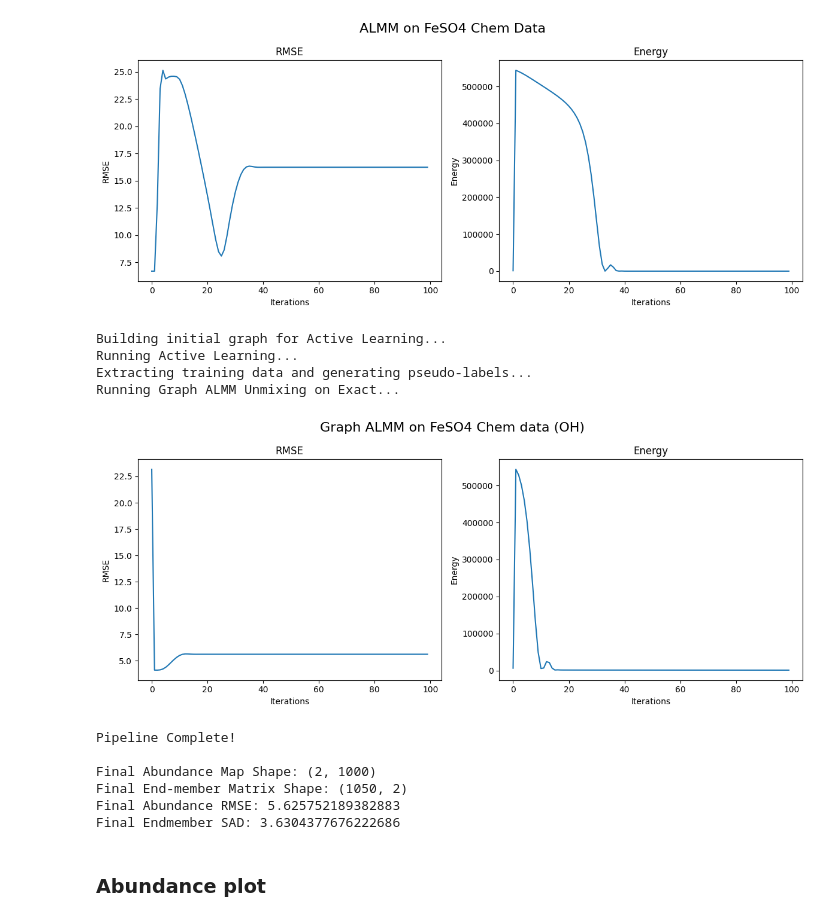
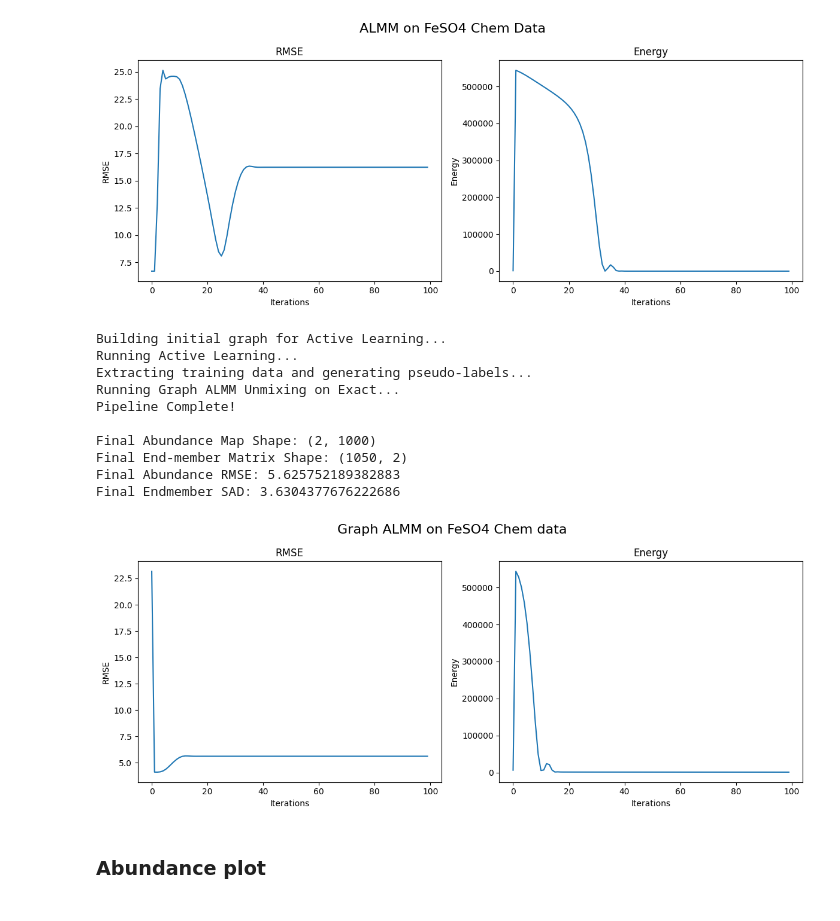
Before and after one commit to mtyler1059/Nearly-Blind-Hyperspectral-Unmixing, a Jupyter notebook: chem_experiments.ipynb, the cells around one changed output. Saved outputs shown, nothing was run; the diff lists cells and outputs as text; code cells hidden in the pictures.

```diff
--- a/chem_experiments.ipynb
+++ b/chem_experiments.ipynb
@@ -566,35 +590,43 @@ E_ALMM_chem_FeSO4, A_ALMM_chem_FeSO4, T_ALMM_chem_FeSO4, B_ALMM_chem_FeSO4 = alg
 # %%
 # Graph ALMM
 # ==========
 # Best RMSE: 4.897011299347826
 # Best alpha: 0.0055
 # Best M_total: 12.0
 # Best xi: 10
 # Best label: Exact
 
 alpha_0 = 0.0055
 beta_0 = (1e-3 + 1e-2)/2
 gamma_0 = (1e-3 + 1e-2)/2
 eta_0 = (1e-3 + 1e-2)/2
 xi_0 = 10
 
+# Actual Run
 A_graph_almm_chem_FeSO4, S_graph_almm_chem_FeSO4, A_rmse_graph_almm_chem_FeSO4, S_rmse_graph_almm_chem_FeSO4 = run_unmixing_pipeline_example2(X = X_chem_FeSO4, A_gt = A_gt_chem_FeSO4, S_gt = S_gt_chem_FeSO4, N = samples,
                                                                                                                         alpha = alpha_0, beta = beta_0, gamma = gamma_0, eta = eta_0, maxIter = iters,
                                                                                                                         M_total_0 = 12.0, m_0 = 2, xi_0 = xi_0,
                                                                                                                         OH_labels = False, print_bool = True,
-                                                                                                                        A_error = False, RMSE_plot = True, Energy_plot = True, title_0 = "Graph ALMM on FeSO4 Chem data (OH)")
+                                                                                                                        A_error = False, RMSE_plot = False, Energy_plot = False, title_0 = "Graph ALMM on FeSO4 Chem data", array_plots = False)
+
+# Error and Energy arrays
+graph_almm_chem_FeSO4_RMSE, graph_almm_chem_FeSO4_energy, __, __ = run_unmixing_pipeline_example2(X = X_chem_FeSO4, A_gt = A_gt_chem_FeSO4, S_gt = S_gt_chem_FeSO4, N = samples,
+                                                                                    alpha = alpha_0, beta = beta_0, gamma = gamma_0, eta = eta_0, maxIter = iters,
+                                                                                    M_total_0 = 12.0, m_0 = 2, xi_0 = xi_0,
+                                                                                    OH_labels = False, print_bool = False,
+                                                                                    A_error = False, RMSE_plot = True, Energy_plot = True, title_0 = "Graph ALMM on FeSO4 Chem data", array_plots = True)
 # %% [output]
 Building initial graph for Active Learning...
 Running Active Learning...
 Extracting training data and generating pseudo-labels...
 Running Graph ALMM Unmixing on Exact...
+Pipeline Complete!
+
+Final Abundance Map Shape: (2, 1000)
+Final End-member Matrix Shape: (1050, 2)
+Final Abundance RMSE: 5.625752189382883
+Final Endmember SAD: 3.6304377676222686
-[figure, old version]
+[figure, new version]
-Pipeline Complete!
-
-Final Abundance Map Shape: (2, 1000)
-Final End-member Matrix Shape: (1050, 2)
-Final Abundance RMSE: 5.625752189382883
-Final Endmember SAD: 3.6304377676222686
 # %% [markdown]
 ### Abundance plot
 # %%
```
Also changed, not shown: parts of 23 cells of this notebook, 1 other file.
